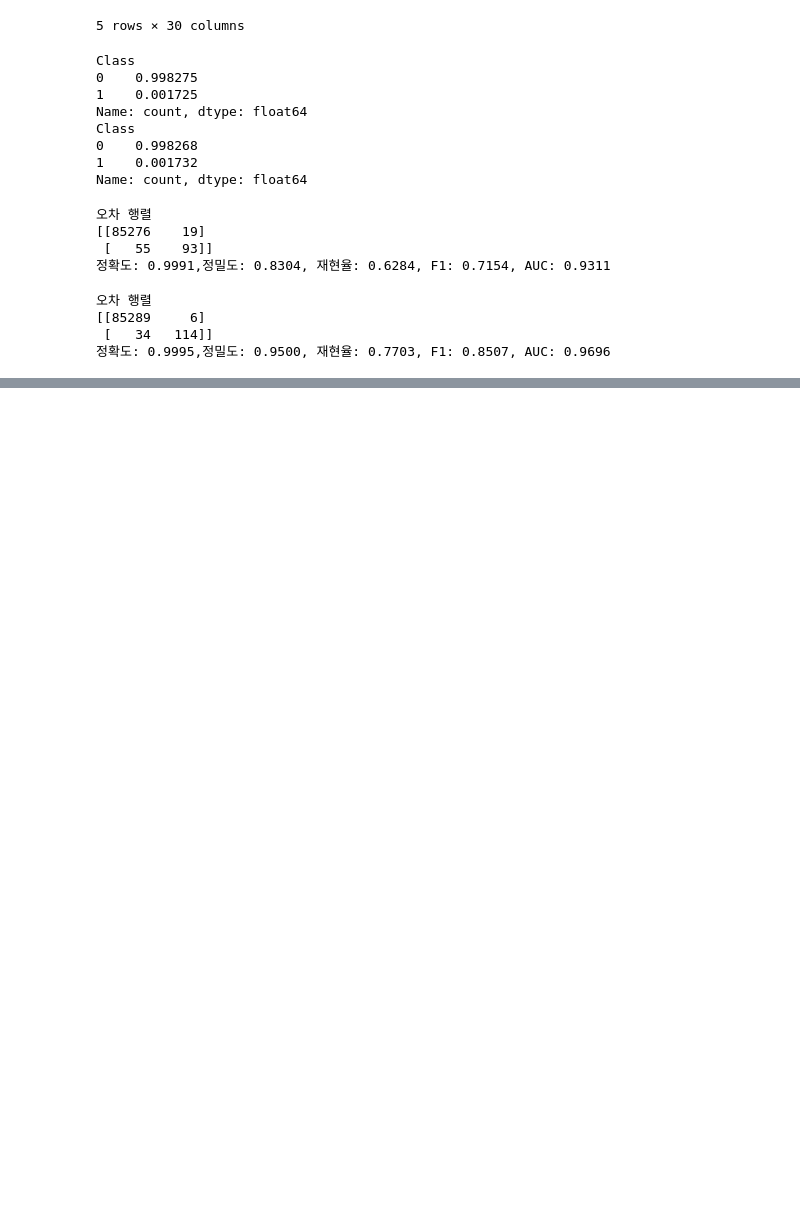
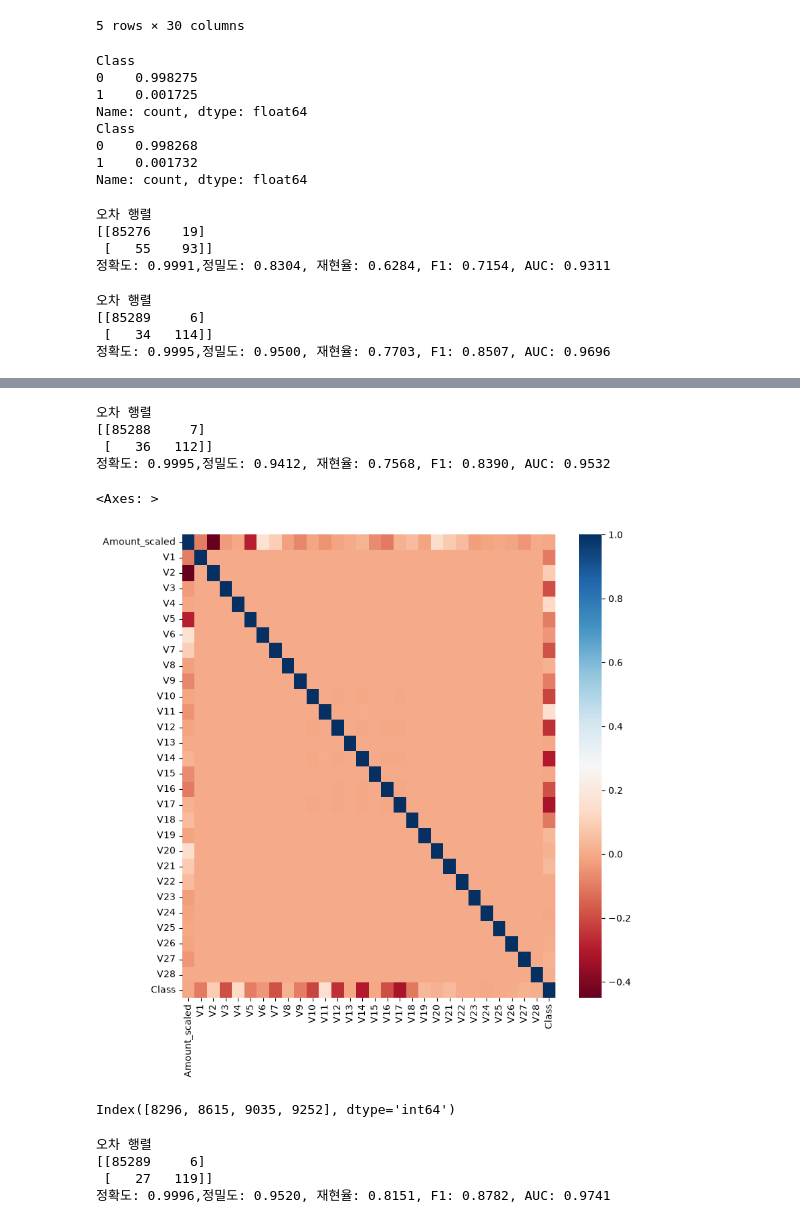
Before and after one commit to Doruco89/17-Machine-Learning, a Jupyter notebook: 04_분류/4_7_사기검출.ipynb, the cells around one changed output, grey strips where cells are left out. Cells and saved outputs as stored; diff of their text form; code cells hidden in the pictures; blank space fills up the shorter version.

```diff
--- a/04_분류/4_7_사기검출.ipynb
+++ b/04_분류/4_7_사기검출.ipynb
@@ -114,0 +224,80 @@ get_model_train_eval(lgbm_clf,
+# %%
+X_features = df_log.iloc[:, :-1]
+y_label = df_log.iloc[:, -1]
+
+X_train, X_test, y_train, y_test = train_test_split(X_features,
+                                                    y_label,
+                                                    test_size = 0.3,
+                                                    random_state = 42,
+                                                    stratify = y_label)
+lgbm_clf = LGBMClassifier(n_estimator = 1000,
+                          num_leaves = 64,
+                          n_jobs = -1,
+                          boost_from_average = False)
+get_model_train_eval(lgbm_clf,
+                     ftr_train = X_train,
+                     ftr_test = X_test,
+                     tgt_train = y_train,
+                     tgt_test = y_test)
+# %% [output]
+오차 행렬
+[[85288     7]
+ [   36   112]]
+정확도: 0.9995,정밀도: 0.9412, 재현율: 0.7568, F1: 0.8390, AUC: 0.9532
+# %%
+import seaborn as sns
+
+plt.figure(figsize = (9,9))
+corr = df.corr()
+sns.heatmap(corr, cmap="RdBu")
+# %% [output]
+<Axes: >
+[figure, added]
+# %%
+# 이상치 구하기 : min보다 아래 max보다 위?
+
+import numpy as np
+
+fraud = df[df["Class"] == 1]["V14"]
+quantile25 = np.percentile(fraud.values, 25)
+quantile75 = np.percentile(fraud.values, 75)
+iqr = quantile75 - quantile25
+iqr_weight = iqr * 1.5
+lowest = quantile25 - iqr_weight
+highest = quantile75 + iqr_weight
+
+outlier_index = fraud[(fraud < lowest) | (fraud > highest)].index
+print(outlier_index)
+# %% [output]
+Index([8296, 8615, 9035, 9252], dtype='int64')
+# %%
+# 이상치 삭제 / why? 평균과 median에 영향을 줌 / 기본적으로 이상치는 제거
+
+df_outlier = df
+amount_n = np.log1p(df_outlier["Amount"])
+df_outlier.insert(0, "Amount_scaled", amount_n)
+df_outlier.drop(["Time", "Amount"], axis = 1, inplace = True)
+df_outlier.drop(outlier_index, axis = 0, inplace = True)
+
+X_features = df_outlier.iloc[:, :-1]
+y_label = df_outlier.iloc[:, -1]
+
+X_train, X_test, y_train, y_test = train_test_split(X_features,
+                                                    y_label,
+                                                    test_size = 0.3,
+                                                    random_state = 42,
+                                                    stratify = y_label)
+lgbm_clf = LGBMClassifier(n_estimators = 1000,
+                          num_leaves = 64,
+                          n_jobs = -1,
+                          boost_from_average = False)
+get_model_train_eval(lgbm_clf,
+                     ftr_train = X_train,
+                     ftr_test = X_test,
+                     tgt_train = y_train,
+                     tgt_test = y_test)
+# %% [output]
+오차 행렬
+[[85289     6]
+ [   27   119]]
+정확도: 0.9996,정밀도: 0.9520, 재현율: 0.8151, F1: 0.8782, AUC: 0.9741
```
Also changed, not shown: parts of 6 cells of this notebook.
